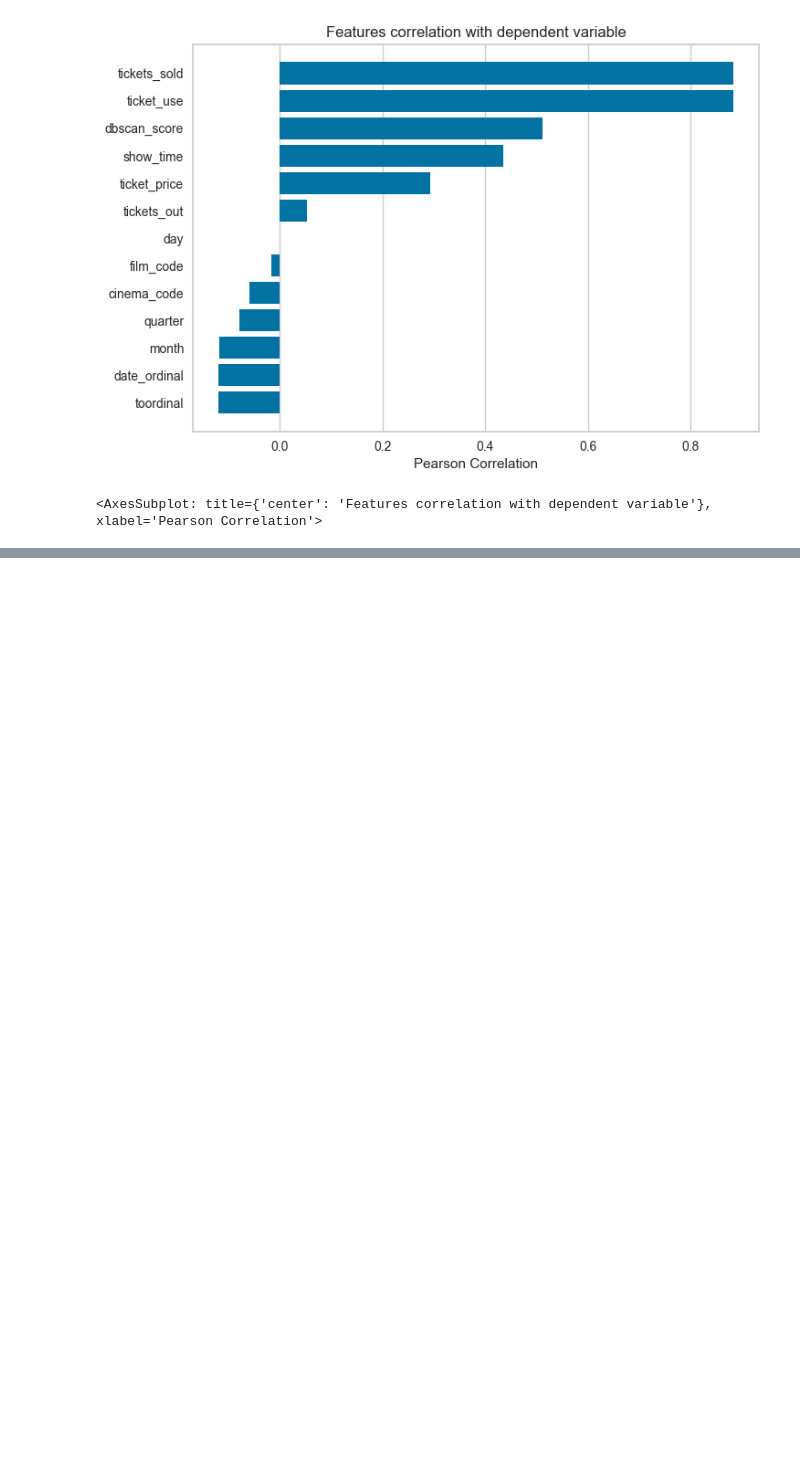
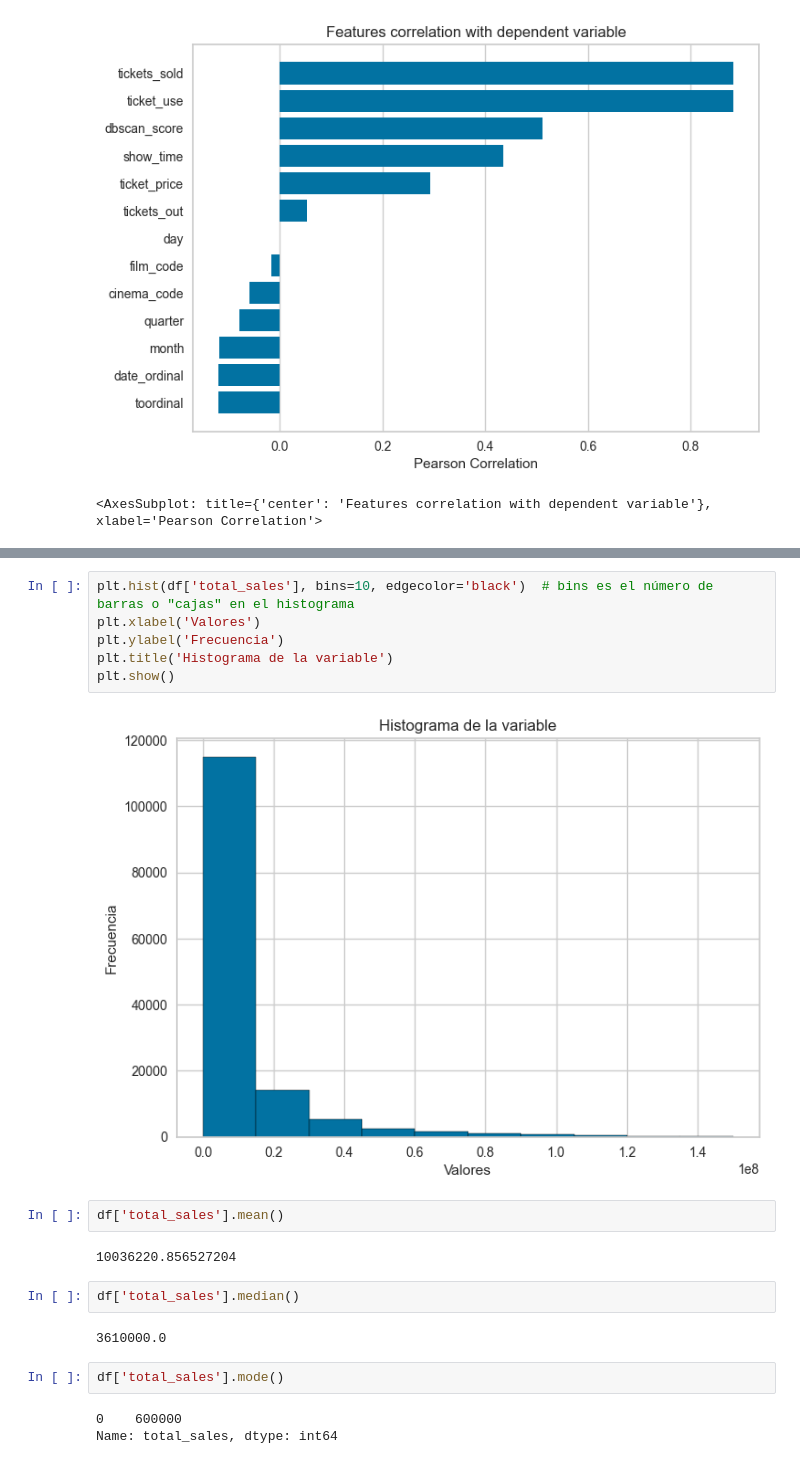
Before and after one commit to biniciobarrueco/SalesCinema, a Jupyter notebook: sales-cinema-model.ipynb, the cells around one changed output, grey strips where cells are left out. Cells and saved outputs as stored; diff of their text form; blank space fills up the shorter version.

```diff
--- a/sales-cinema-model.ipynb
+++ b/sales-cinema-model.ipynb
@@ -219,0 +246,21 @@ visualizer.show()
+# %%
+plt.hist(df['total_sales'], bins=10, edgecolor='black')  # bins es el número de barras o "cajas" en el histograma
+plt.xlabel('Valores')
+plt.ylabel('Frecuencia')
+plt.title('Histograma de la variable')
+plt.show()
+# %% [output]
+[figure, added]
+# %%
+df['total_sales'].mean()
+# %% [output]
+10036220.856527204
+# %%
+df['total_sales'].median()
+# %% [output]
+3610000.0
+# %%
+df['total_sales'].mode()
+# %% [output]
+0    600000
+Name: total_sales, dtype: int64
```
Also changed, not shown: parts of 7 cells of this notebook.
